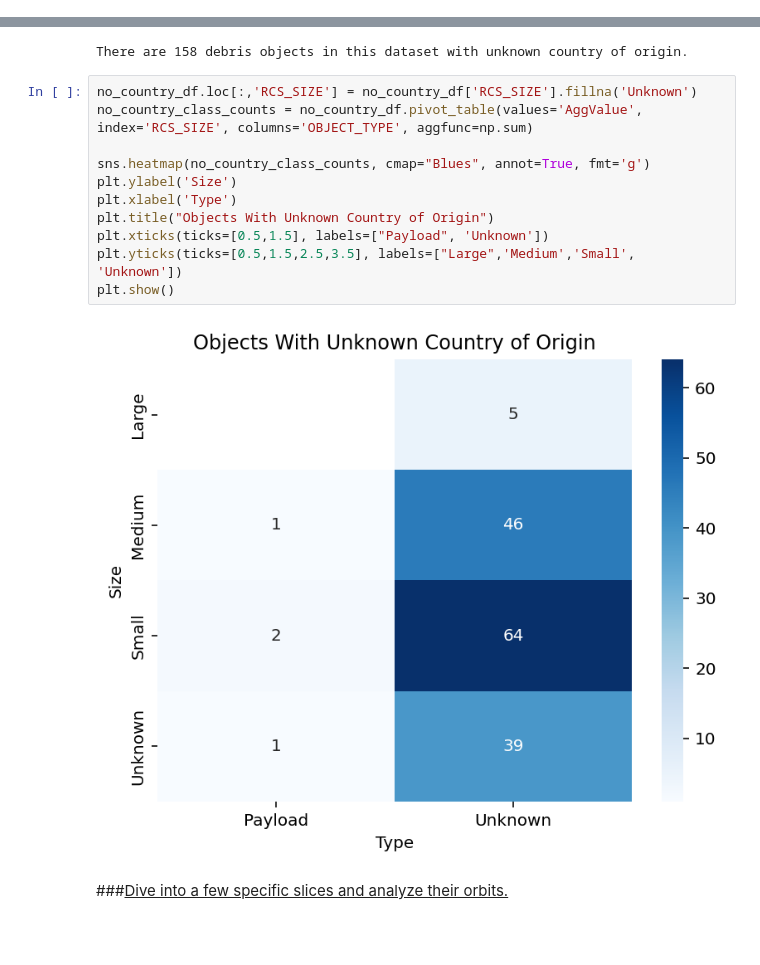
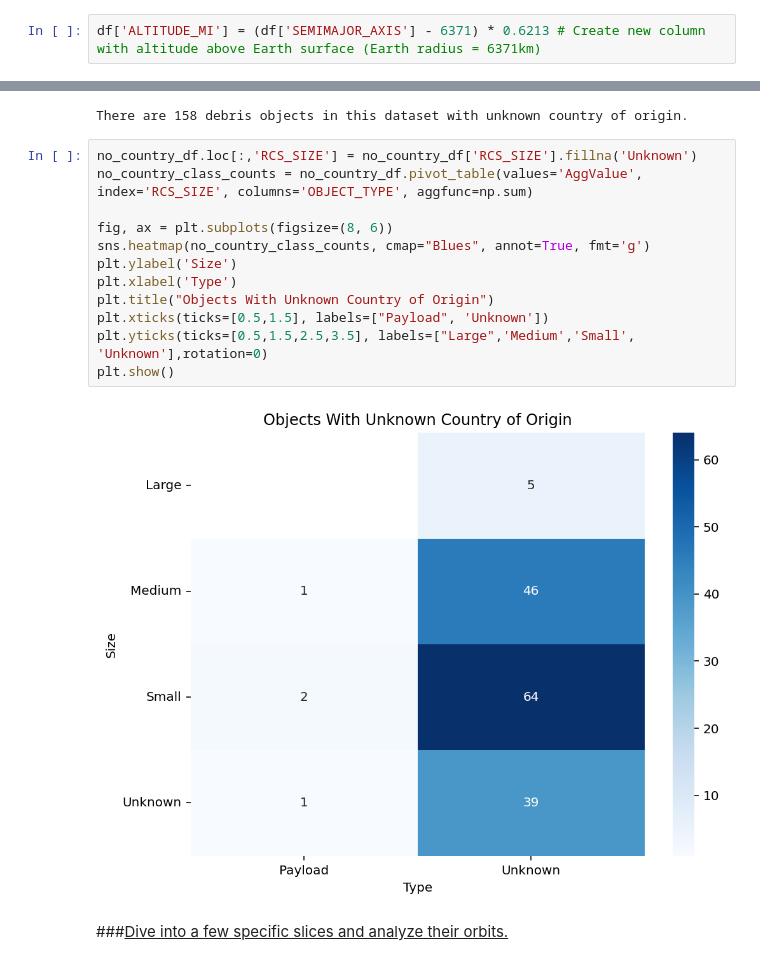
Before and after one commit to brayvid/space-debris-eda, a Jupyter notebook: space_debris_eda.ipynb, the cells around one changed output, grey strips where cells are left out. Cells and saved outputs as stored; diff of their text form; blank space fills up the shorter version.

```diff
--- a/space_debris_eda.ipynb
+++ b/space_debris_eda.ipynb
@@ -109,6 +109,8 @@ df['RCS_SIZE'].unique()
 array(['Medium', 'Small', 'Large', nan], dtype=object)
 # %%
 df['PERIOD_HOURS'] = df['PERIOD'] / 60 # Create new period column measured in hours
+# %%
+df['ALTITUDE_MI'] = (df['SEMIMAJOR_AXIS'] - 6371) * 0.6213 # Create new column with altitude above Earth surface (Earth radius = 6371km)
 # %% [markdown]
 ###<u>Description of dataset</u>
 # %% [markdown]
@@ -279,16 +314,17 @@ There are 158 debris objects in this dataset with unknown country of origin.
 # %%
 no_country_df.loc[:,'RCS_SIZE'] = no_country_df['RCS_SIZE'].fillna('Unknown')
 no_country_class_counts = no_country_df.pivot_table(values='AggValue', index='RCS_SIZE', columns='OBJECT_TYPE', aggfunc=np.sum)
 
+fig, ax = plt.subplots(figsize=(8, 6))
 sns.heatmap(no_country_class_counts, cmap="Blues", annot=True, fmt='g')
 plt.ylabel('Size')
 plt.xlabel('Type')
 plt.title("Objects With Unknown Country of Origin")
 plt.xticks(ticks=[0.5,1.5], labels=["Payload", 'Unknown'])
-plt.yticks(ticks=[0.5,1.5,2.5,3.5], labels=["Large",'Medium','Small', 'Unknown'])
+plt.yticks(ticks=[0.5,1.5,2.5,3.5], labels=["Large",'Medium','Small', 'Unknown'],rotation=0)
 plt.show()
 # %% [output]
-[figure, old version]
+[figure, new version]
 # %% [markdown]
 ###<u>Dive into a few specific slices and analyze their orbits.</u>
 # %%
```
Also changed, not shown: parts of 15 cells of this notebook.
